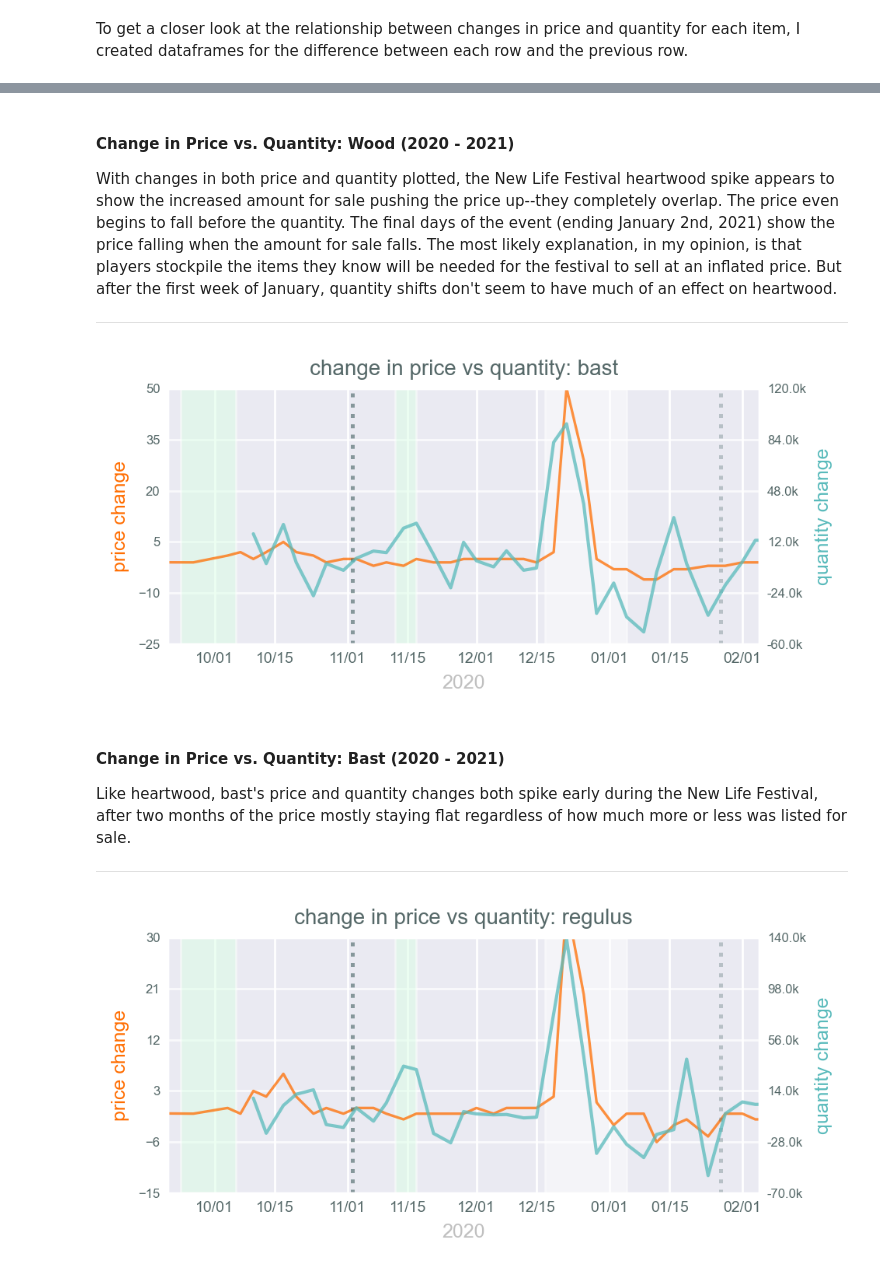
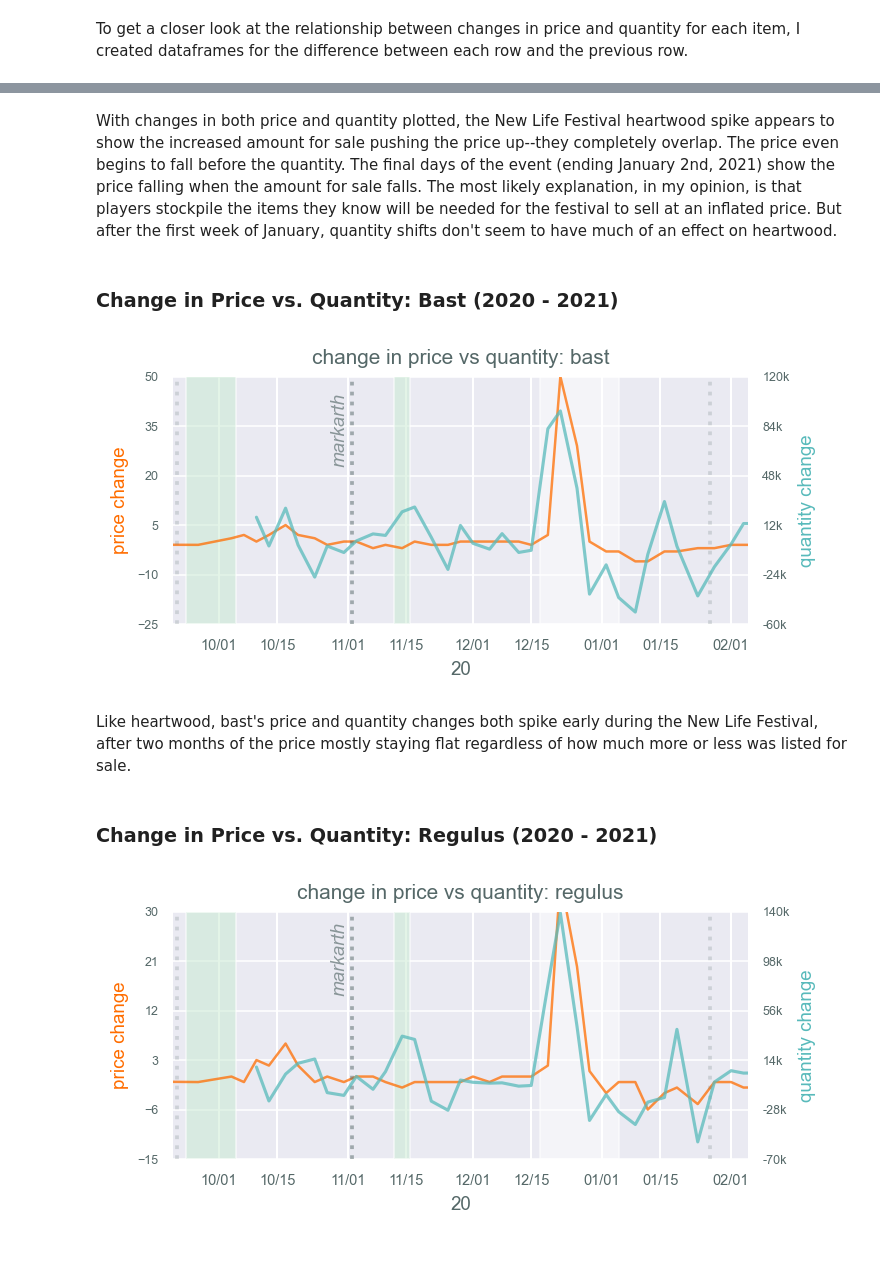
Before and after one commit to racheldelong/ESO-Crafting-Material-Prices, a Jupyter notebook: ESOMatPrices.ipynb, the cells around one changed output, grey strips where cells are left out. Saved outputs shown, nothing was run; the diff lists cells and outputs as text; code cells hidden in the pictures.

```diff
--- a/ESOMatPrices.ipynb
+++ b/ESOMatPrices.ipynb
@@ -58,0 +34,6 @@ df = pd.read_csv(url, parse_dates=["Date"], index_col=["Date"])
+# %%
+# import patch dates from google sheets and convert date columns to datetime
+sheet_name = "patches"
+url = f"https://docs.google.com/spreadsheets/d/{sheet_id}/gviz/tq?tqx=out:csv&sheet={sheet_name}"
+
+patches = pd.read_csv(url, parse_dates=["Release", "PTS"])
@@ -58,0 +47,6 @@ df = pd.read_csv(url, parse_dates=["Date"], index_col=["Date"])
+# %%
+# import events from google sheets and convert date columns to datetime
+sheet_name = "events"
+url = f"https://docs.google.com/spreadsheets/d/{sheet_id}/gviz/tq?tqx=out:csv&sheet={sheet_name}"
+
+events = pd.read_csv(url, parse_dates=["Start", "End"])
@@ -221,7 +217,7 @@ currentplot = ((price.index[-1] - price.index[44]).days) + 2
 # %%
 # mpl format changes
-sns.set()
+plt.style.use("seaborn")
 
-plt.rcParams["text.color"] = c["t"]
-plt.rcParams["xtick.labelcolor"] = c["t"]
-plt.rcParams["ytick.labelcolor"] = c["t"]
+plt.rcParams["text.color"] = neutral
+plt.rcParams["xtick.labelcolor"] = neutral
+plt.rcParams["ytick.labelcolor"] = neutral
@@ -396,56 +454,43 @@ fig.savefig('images/CKy_heartwood20.png')
 # %% [markdown]
-#### Change in Price vs. Quantity: Wood (2020 - 2021)
-
 With changes in both price and quantity plotted, the New Life Festival heartwood spike appears to show the increased amount for sale pushing the price up--they completely overlap. The price even begins to fall before the quantity. The final days of the event (ending January 2nd, 2021) show the price falling when the amount for sale falls. The most likely explanation, in my opinion, is that players stockpile the items they know will be needed for the festival to sell at an inflated price. But after the first week of January, quantity shifts don't seem to have much of an effect on heartwood.
-********************
+# %% [markdown]
+### Change in Price vs. Quantity: Bast (2020 - 2021)
 # %%
 fig, ax1 = plt.subplots(figsize=(5, 2.5), **f)
 change_plot(
     mat="bast",
-    year="2020",
-    lefty1=-25,
-    lefty2=50,
-    righty1=-60000,
-    righty2=120000,
+    year="20",
+    ly1=-25,
+    ly2=50,
+    ry1=-60000,
+    ry2=120000,
     nticks=6,
 )
 
-ax1.axvline(x=["2021-01-27"], **pts)
-ax1.axvline(x=["2020-11-02"], **update)
-
-draw_event(date=dates["ch2020"], dur=13, subpl=ax1, type=expl)
-draw_event(date=dates["expl20"], dur=5, subpl=ax1, type=expl)
-draw_event(date=dates["nwlf20"], dur=19, subpl=ax1, type=event)
+mark_dates([ax1], 3, 45)
 
 plt.tight_layout()
 # %% [output]
-[figure, old version]
+[figure, new version]
 # %% [markdown]
-#### Change in Price vs. Quantity: Bast (2020 - 2021)
-
 Like heartwood, bast's price and quantity changes both spike early during the New Life Festival, after two months of the price mostly staying flat regardless of how much more or less was listed for sale.
-
-***********
+# %% [markdown]
+### Change in Price vs. Quantity: Regulus (2020 - 2021)
 # %%
 fig, ax1 = plt.subplots(figsize=(5, 2.5), **f)
 change_plot(
     mat="regulus",
-    year="2020",
-    lefty1=-15,
-    lefty2=30,
-    righty1=-70000,
-    righty2=140000,
+    year="20",
+    ly1=-15,
+    ly2=30,
+    ry1=-70000,
+    ry2=140000,
     nticks=6,
 )
 
-ax1.axvline(x=["2021-01-27"], **pts)
-ax1.axvline(x=["2020-11-02"], **update)
-
-draw_event(date=dates["ch2020"], dur=13, subpl=ax1, type=expl)
-draw_event(date=dates["expl20"], dur=5, subpl=ax1, type=expl)
-draw_event(date=dates["nwlf20"], dur=19, subpl=ax1, type=event)
+mark_dates([ax1], 3, 28)
 
 plt.tight_layout()
 # %% [output]
-[figure, old version]
+[figure, new version]
 # %% [markdown]
```
Also changed, not shown: parts of 41 cells of this notebook, 12 other files.
